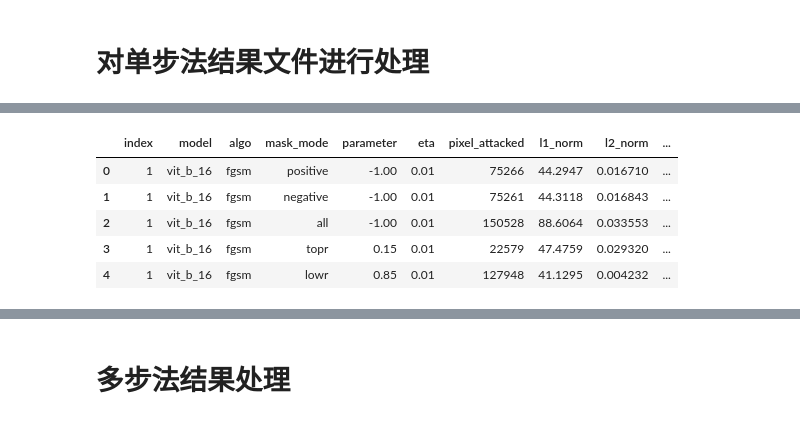
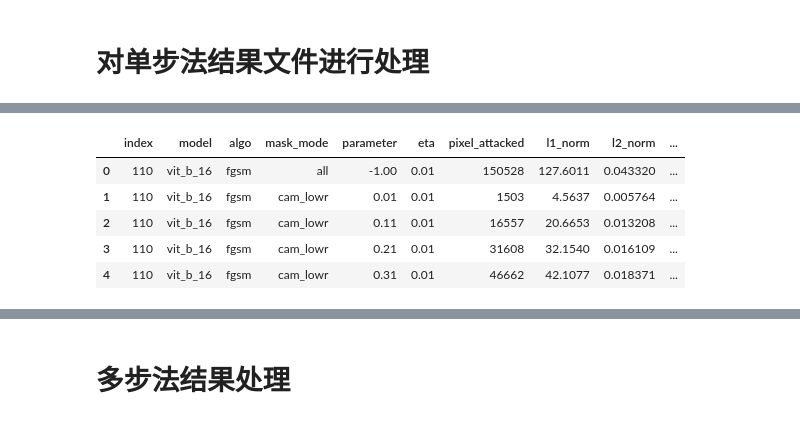
Before and after one commit to zhaobenyan51129/robustness_with_visualization, a Jupyter notebook: data_analysis_classified.ipynb, the cells around one changed output, grey strips where cells are left out. Cells and saved outputs as stored; diff of their text form; code cells hidden in the pictures.

```diff
--- a/data_analysis_classified.ipynb
+++ b/data_analysis_classified.ipynb
@@ -113,21 +184,35 @@ def mean_of_lists(series):
     arrays = np.array(series.tolist(), dtype=float)
     return np.mean(arrays, axis=0).tolist()
 
-def onestep_data(data):
+def calculate_eta_reverse(row):
+    if row['mask_mode'] in ('cam_lowr', 'lowr', 'seed_randomr_lowr', 'channel_lowr','lrp_lowr'):
+        return 1 - row['parameter']
+    else:
+        return row['parameter']
+
+def l1_norm(series):
+    return series.abs().sum()
+
+def l2_norm(series):
+    return np.sqrt((series ** 2).sum())
+
+def merge_batch_onestep(data):
     '''将多个batch的数据合并'''
     data['parameter'] = data['parameter'].fillna(-1)
     data['attack_ratio_per_channel'] = data['attack_ratio_per_channel'].apply(ast.literal_eval)
-    data['rank'] = data['index'].map(id2rankdict)
-    data[['R', 'G', 'B']] = pd.DataFrame(data['attack_ratio_per_channel'].tolist(), index=data.index)
-    data.drop('attack_ratio_per_channel', axis=1, inplace=True)
-    return data
+    li = ['index', 'model', 'algo', 'mask_mode', 'parameter', 'eta']
+    data_grouped = data.groupby(li).agg({
+        'pixel_attacked': lambda x: int(x.mean()),
+        'attack_ratio_per_channel': mean_of_lists,
+        'l1_norm': l1_norm,
+        'l2_norm': l2_norm,
+        'original_loss'	: 'mean',
+        'attack_loss': 'mean',
+        'pred_loss': 'mean',
+        'success_rate': lambda x: round(x.mean(), 4),
+        'run_time': 'sum',
+    }).reset_index()
+    data_grouped[['R', 'G', 'B']] = pd.DataFrame(data_grouped['attack_ratio_per_channel'].tolist(), index=data_grouped.index)
+    data_grouped['parameter0'] = data_grouped.apply(calculate_eta_reverse, axis=1)
+    data_grouped.drop('attack_ratio_per_channel', axis=1, inplace=True)
+    return data_grouped
-# %%
-data = onestep_data(data)
-data.head()
-# %% [output]
-|  | index | model | algo | mask_mode | parameter | eta | pixel_attacked | l1_norm | l2_norm | ... |
-| 0 | 1 | vit_b_16 | fgsm | positive | -1.00 | 0.01 | 75266 | 44.2947 | 0.016710 | ... |
-| 1 | 1 | vit_b_16 | fgsm | negative | -1.00 | 0.01 | 75261 | 44.3118 | 0.016843 | ... |
-| 2 | 1 | vit_b_16 | fgsm | all | -1.00 | 0.01 | 150528 | 88.6064 | 0.033553 | ... |
-| 3 | 1 | vit_b_16 | fgsm | topr | 0.15 | 0.01 | 22579 | 47.4759 | 0.029320 | ... |
-| 4 | 1 | vit_b_16 | fgsm | lowr | 0.85 | 0.01 | 127948 | 41.1295 | 0.004232 | ... |
@@ -135,0 +221,9 @@ data.to_excel('./data_stage2/classified_single_attack/classified_single_attack_1
+# %%
+data_grouped.head()
+# %% [output]
+|  | index | model | algo | mask_mode | parameter | eta | pixel_attacked | l1_norm | l2_norm | ... |
+| 0 | 110 | vit_b_16 | fgsm | all | -1.00 | 0.01 | 150528 | 127.6011 | 0.043320 | ... |
+| 1 | 110 | vit_b_16 | fgsm | cam_lowr | 0.01 | 0.01 | 1503 | 4.5637 | 0.005764 | ... |
+| 2 | 110 | vit_b_16 | fgsm | cam_lowr | 0.11 | 0.01 | 16557 | 20.6653 | 0.013208 | ... |
+| 3 | 110 | vit_b_16 | fgsm | cam_lowr | 0.21 | 0.01 | 31608 | 32.1540 | 0.016109 | ... |
+| 4 | 110 | vit_b_16 | fgsm | cam_lowr | 0.31 | 0.01 | 46662 | 42.1077 | 0.018371 | ... |
```
Also changed, not shown: parts of 32 cells of this notebook, 7 other files.
